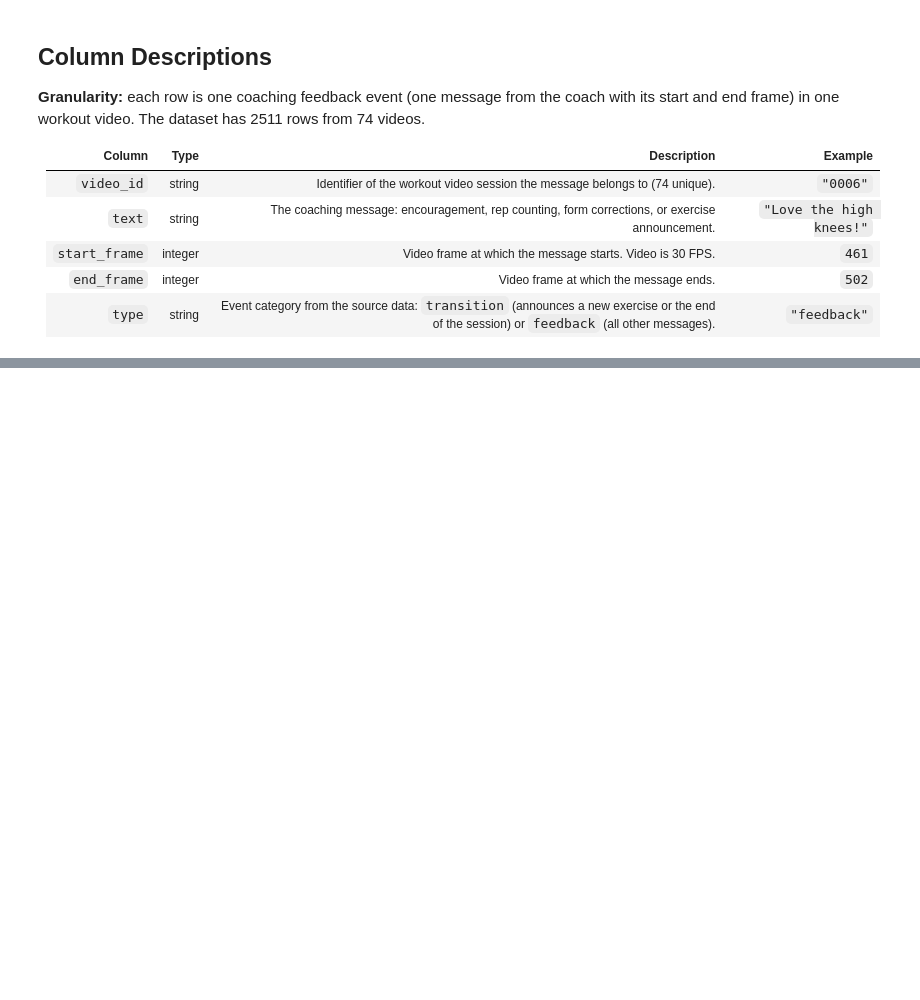
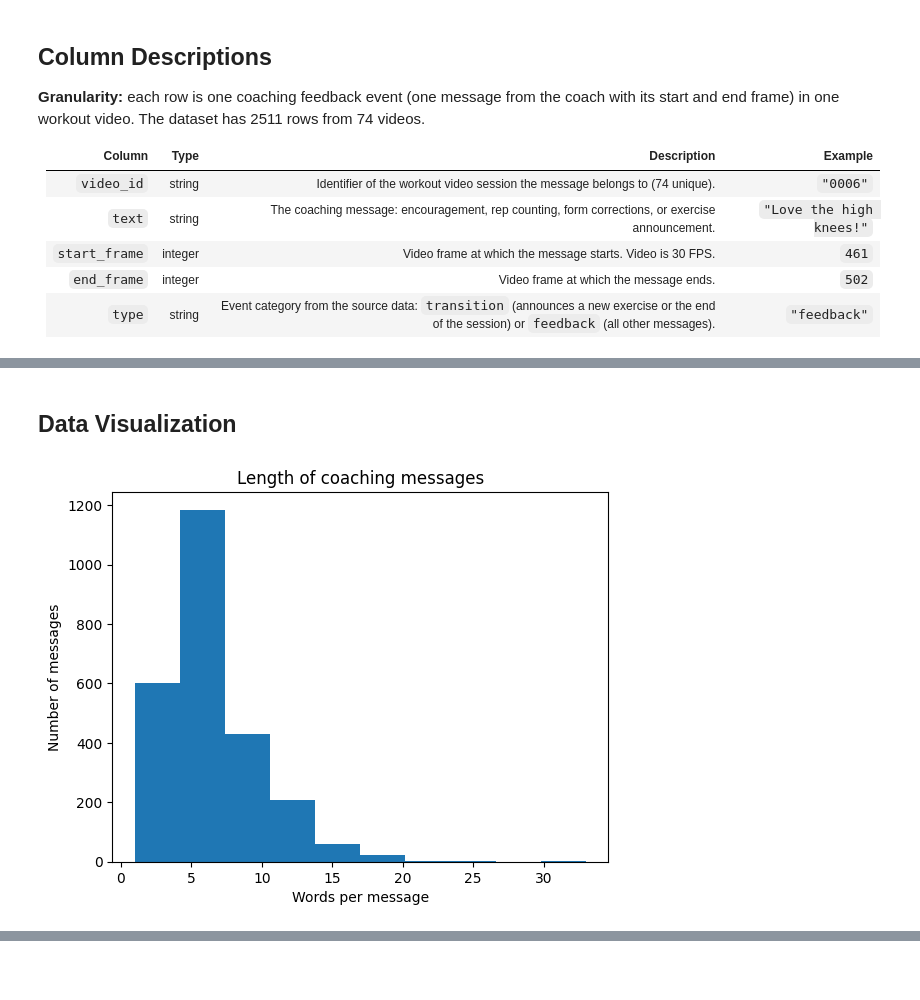
Before and after one commit to Ekimxii/fitness_pose_tracker, a Jupyter notebook: coach_feedback.ipynb, the cells around one changed output, grey strips where cells are left out. Cells and saved outputs as stored; diff of their text form; code cells hidden in the pictures; blank space fills up the shorter version.

Commit message:
data cleaning + 2 visualizations

```diff
--- a/coach_feedback.ipynb
+++ b/coach_feedback.ipynb
@@ -61,0 +84,5 @@ INFO:fiftyone.migrations.runner:Migrating dataset 'Voxel51/qualcomm-exercise-vid
+# %%
+df["text"] = df["text"].astype("string").str.strip() # ensure all the text is a string and remove leading or trailing spaces
+empty = (df["text"] == "").sum() # count rows where text is missing
+print("empty or missing text:",empty)
+df = df[df["text"].notna() & (df["text"]!="")].copy() # keep only rows that have actual text
@@ -61,0 +91,5 @@ INFO:fiftyone.migrations.runner:Migrating dataset 'Voxel51/qualcomm-exercise-vid
+# %%
+# check if there are duplicated rows
+before = len(df)
+df = df.drop_duplicates(subset=["video_id","start_frame","end_frame","text"])
+print("duplicate rows removed:",before - len(df))
@@ -61,0 +104,10 @@ INFO:fiftyone.migrations.runner:Migrating dataset 'Voxel51/qualcomm-exercise-vid
+# %%
+df = df.sort_values(["video_id","start_frame"]).reset_index(drop=True) # sort by video, then by time
+# %%
+# Convert frames to seconds and measure message length, so the coach data is easier to interpret
+# This is mainly for EDA and for setting coach parameters (e.g. how long a message should be and how often the coach speaks)
+FPS = 30
+df["start_s"] = df["start_frame"]/FPS
+df["end_s"] = df["end_frame"]/FPS
+df["duration_s"] = df["end_s"]-df["start_s"]
+df["word_count"] = df["text"].str.split().str.len()
@@ -61,0 +135,12 @@ INFO:fiftyone.migrations.runner:Migrating dataset 'Voxel51/qualcomm-exercise-vid
+# %% [markdown]
+## Data Visualization
+# %%
+# Visualization 1: histogram of message length
+import matplotlib.pyplot as plt
+plt.hist(df["word_count"])
+plt.title("Length of coaching messages")
+plt.xlabel("Words per message")
+plt.ylabel("Number of messages")
+plt.show()
+# %% [output]
+[figure, added]
```
Also changed, not shown: parts of 10 cells of this notebook.
